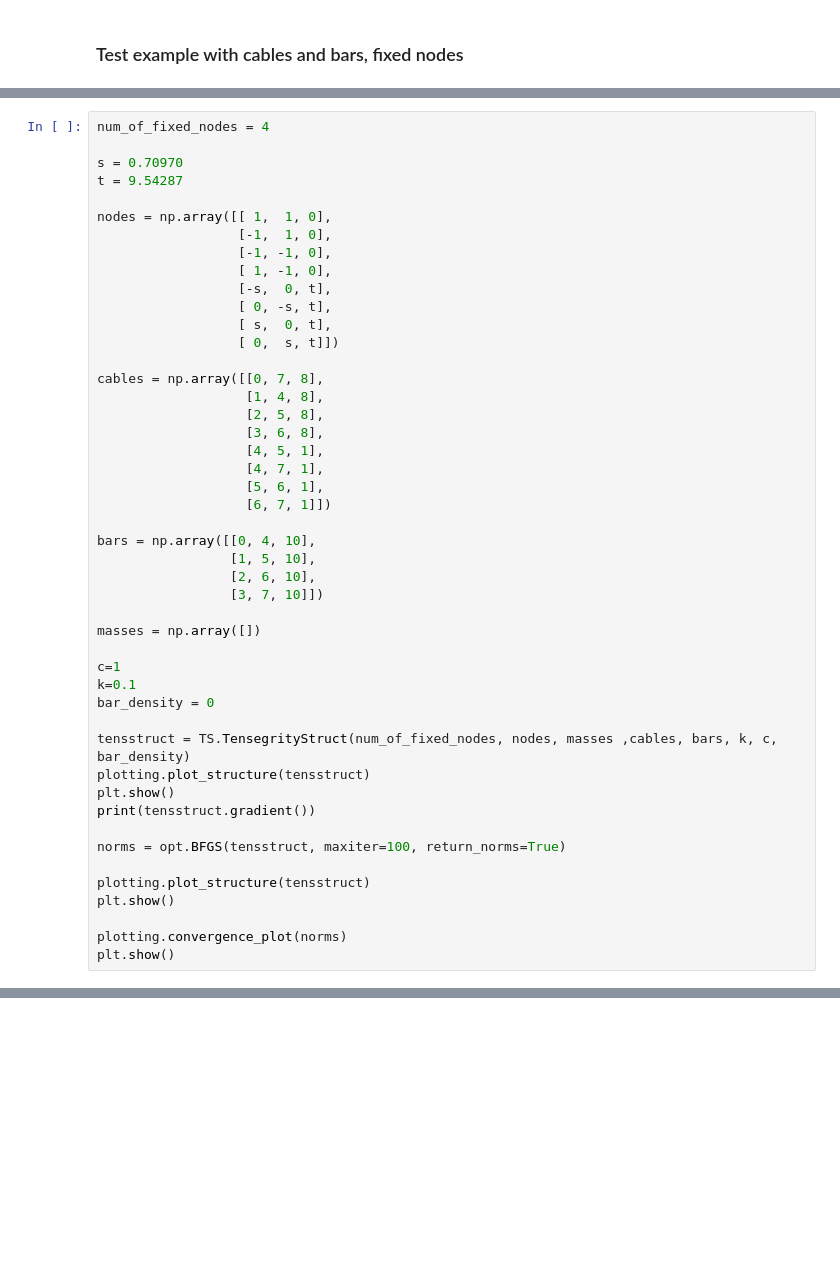
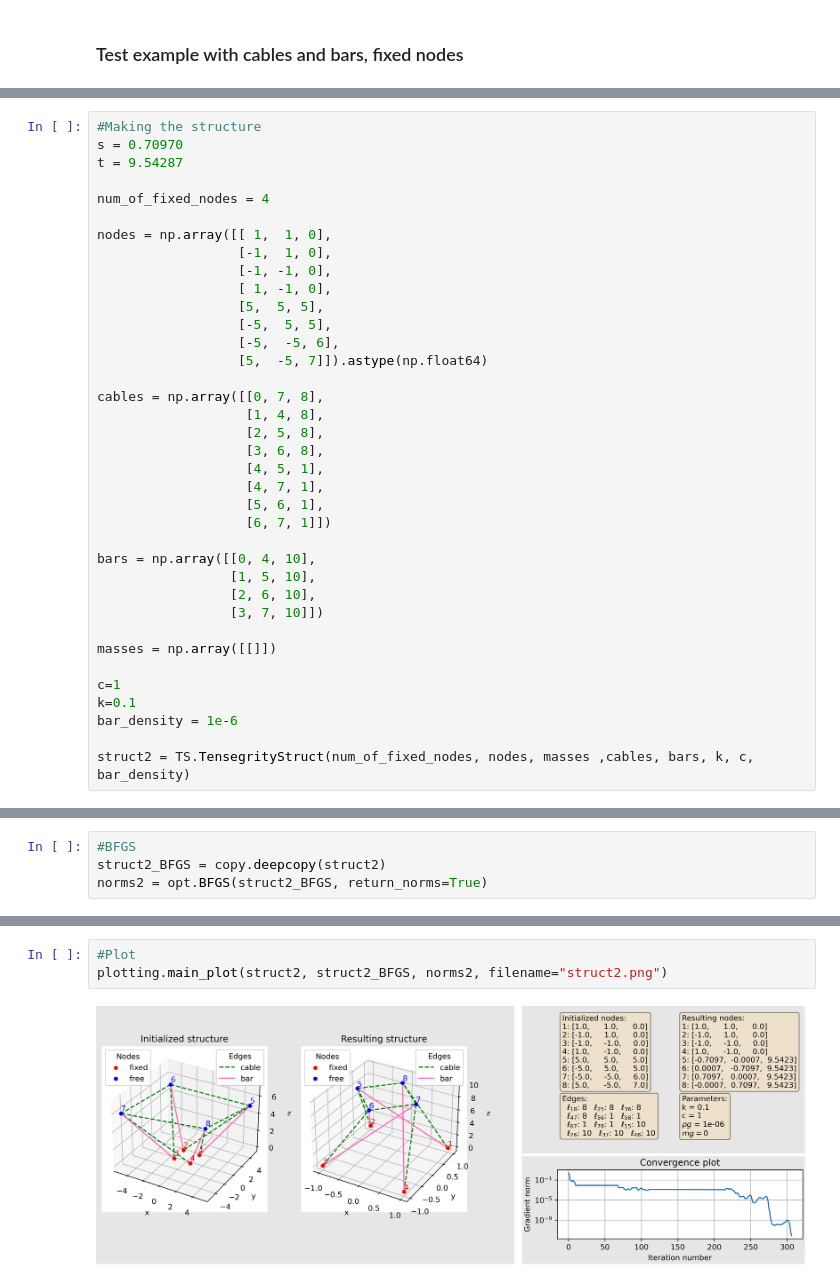
Before and after one commit to hgrenersen/Project---Optimization, a Jupyter notebook: optimering.ipynb, the cells around one changed output, grey strips where cells are left out. Cells and saved outputs as stored; diff of their text form; blank space fills up the shorter version.

```diff
--- a/optimering.ipynb
+++ b/optimering.ipynb
@@ -146,17 +80,18 @@ BFGS used 39 iterations
 # %%
-num_of_fixed_nodes = 4
-
+#Making the structure
 s = 0.70970
 t = 9.54287
+
+num_of_fixed_nodes = 4
 
 nodes = np.array([[ 1,  1, 0],
                   [-1,  1, 0],
                   [-1, -1, 0],
                   [ 1, -1, 0],
-                  [-s,  0, t],
-                  [ 0, -s, t],
-                  [ s,  0, t],
-                  [ 0,  s, t]])
+                  [5,  5, 5],
+                  [-5,  5, 5],
+                  [-5,  -5, 6],
+                  [5,  -5, 7]]).astype(np.float64)
 
 cables = np.array([[0, 7, 8],
                    [1, 4, 8],
@@ -172,21 +107,10 @@ bars = np.array([[0, 4, 10],
                  [2, 6, 10],
                  [3, 7, 10]])
 
-masses = np.array([])
+masses = np.array([[]])
 
 c=1
 k=0.1
-bar_density = 0
+bar_density = 1e-6
 
-tensstruct = TS.TensegrityStruct(num_of_fixed_nodes, nodes, masses ,cables, bars, k, c, bar_density)
-plotting.plot_structure(tensstruct)
-plt.show()
-print(tensstruct.gradient())
-
-norms = opt.BFGS(tensstruct, maxiter=100, return_norms=True)
-
-plotting.plot_structure(tensstruct)
-plt.show()
-
-plotting.convergence_plot(norms)
-plt.show()
+struct2 = TS.TensegrityStruct(num_of_fixed_nodes, nodes, masses ,cables, bars, k, c, bar_density)
@@ -200,0 +119,4 @@ BFGS used 29 iterations
+# %%
+#BFGS
+struct2_BFGS = copy.deepcopy(struct2)
+norms2 = opt.BFGS(struct2_BFGS, return_norms=True)
@@ -200,0 +127,5 @@ BFGS used 29 iterations
+# %%
+#Plot
+plotting.main_plot(struct2, struct2_BFGS, norms2, filename="struct2.png")
+# %% [output]
+[figure, added]
```
Also changed, not shown: parts of 23 cells of this notebook, 1 other file.
